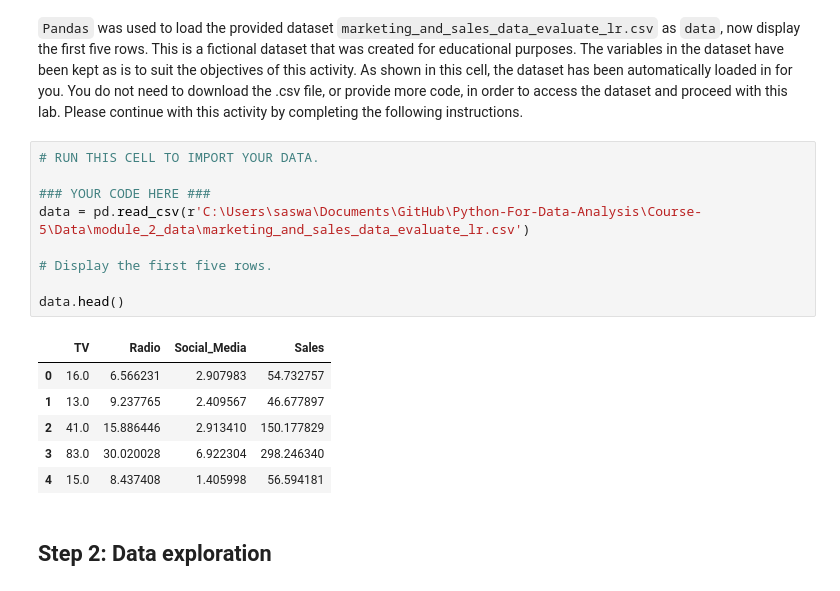
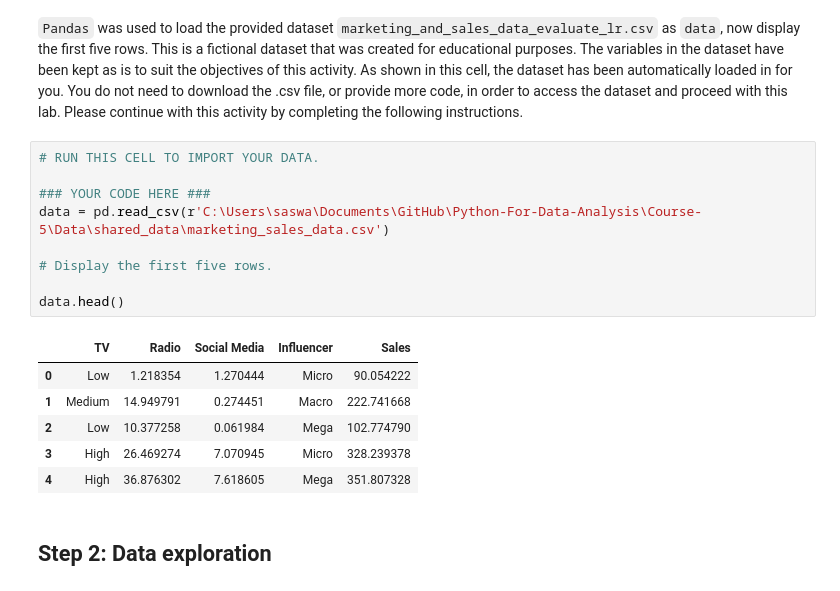
Before and after one commit to Cyberoctane29/Python-For-Data-Analysis, a Jupyter notebook: Course-5/Module_2/4_activity_evaluate_simple_linear_regression.ipynb, the cells around one changed output. Saved outputs shown, nothing was run; the diff lists cells and outputs as text.

```diff
--- a/Course-5/Module_2/4_activity_evaluate_simple_linear_regression.ipynb
+++ b/Course-5/Module_2/4_activity_evaluate_simple_linear_regression.ipynb
@@ -39,19 +39,19 @@ from statsmodels.formula.api import ols
 # %%
 # RUN THIS CELL TO IMPORT YOUR DATA.
 
 ### YOUR CODE HERE ###
-data = pd.read_csv(r'C:\Users\saswa\Documents\GitHub\Python-For-Data-Analysis\Course-5\Data\module_2_data\marketing_and_sales_data_evaluate_lr.csv')
+data = pd.read_csv(r'C:\Users\saswa\Documents\GitHub\Python-For-Data-Analysis\Course-5\Data\shared_data\marketing_sales_data.csv')
 
 # Display the first five rows.
 
 data.head()
 # %% [output]
-|  | TV | Radio | Social_Media | Sales |
-| 0 | 16.0 | 6.566231 | 2.907983 | 54.732757 |
-| 1 | 13.0 | 9.237765 | 2.409567 | 46.677897 |
-| 2 | 41.0 | 15.886446 | 2.913410 | 150.177829 |
-| 3 | 83.0 | 30.020028 | 6.922304 | 298.246340 |
-| 4 | 15.0 | 8.437408 | 1.405998 | 56.594181 |
+|  | TV | Radio | Social Media | Influencer | Sales |
+| 0 | Low | 1.218354 | 1.270444 | Micro | 90.054222 |
+| 1 | Medium | 14.949791 | 0.274451 | Macro | 222.741668 |
+| 2 | Low | 10.377258 | 0.061984 | Mega | 102.774790 |
+| 3 | High | 26.469274 | 7.070945 | Micro | 328.239378 |
+| 4 | High | 36.876302 | 7.618605 | Mega | 351.807328 |
 # %% [markdown]
 ## Step 2: Data exploration
 # %% [markdown]
```
Also changed, not shown: parts of 2 cells of this notebook, 3 other files.
